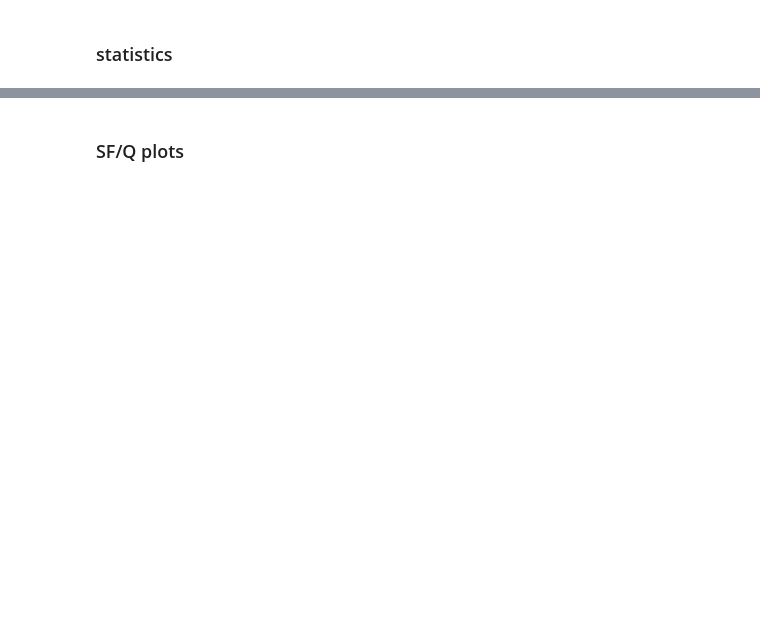
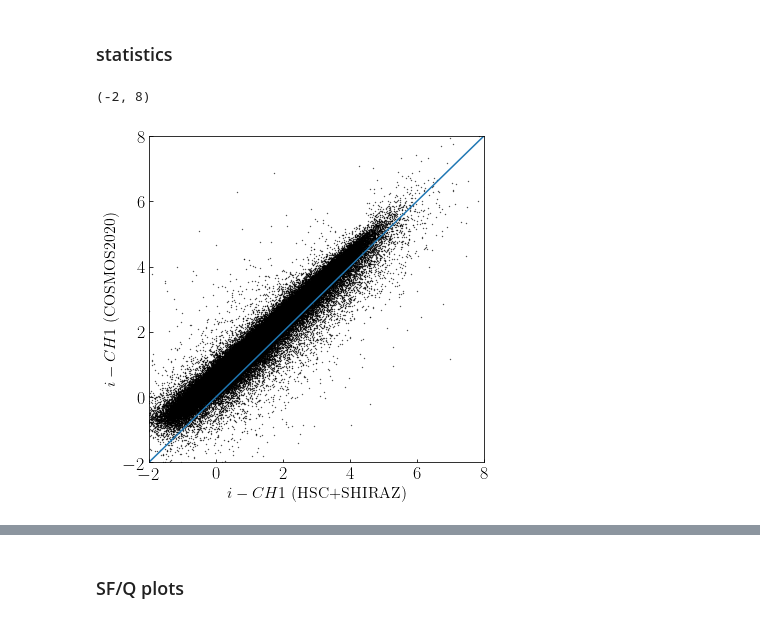
Before and after one commit to LejayChen/massive_gals, a Jupyter notebook: SHIRAZ catalogs.ipynb, the cells around one changed output, grey strips where cells are left out. Saved outputs shown, nothing was run; the diff lists cells and outputs as text; code cells hidden in the pictures; blank space fills up the shorter version.

```diff
--- a/SHIRAZ catalogs.ipynb
+++ b/SHIRAZ catalogs.ipynb
@@ -53,0 +86,3 @@ print(cmd)
+# %%
+cat_added = Table.read('COSMOS2020_Laigle_Vincent_SHIRAZ_added.fits')
+print(cat_added.info)
@@ -54,2 +107,13 @@ print(cmd)
 # %% [markdown]
 ### statistics
+# %%
+fig = plt.figure(figsize=(6,6))
+plt.scatter(cat_added['i'] - cat_added['MAG_APER_CH1'],cat_added['HSC_i_MAG_AUTO_cosmos']-cat_added['IRAC_CH1_MAG_cosmos'],s=0.1,color='k')
+plt.xlabel(r'$i-CH1$ (HSC+SHIRAZ)',fontsize=16)
+plt.ylabel(r'$i-CH1$ (COSMOS2020)',fontsize=16)
+plt.plot([-2,8],[-2,8])
+plt.xlim([-2,8])
+plt.ylim([-2,8])
+# %% [output]
+(-2, 8)
+[figure, added]
```
Also changed, not shown: parts of 12 cells of this notebook, 18 other files.
